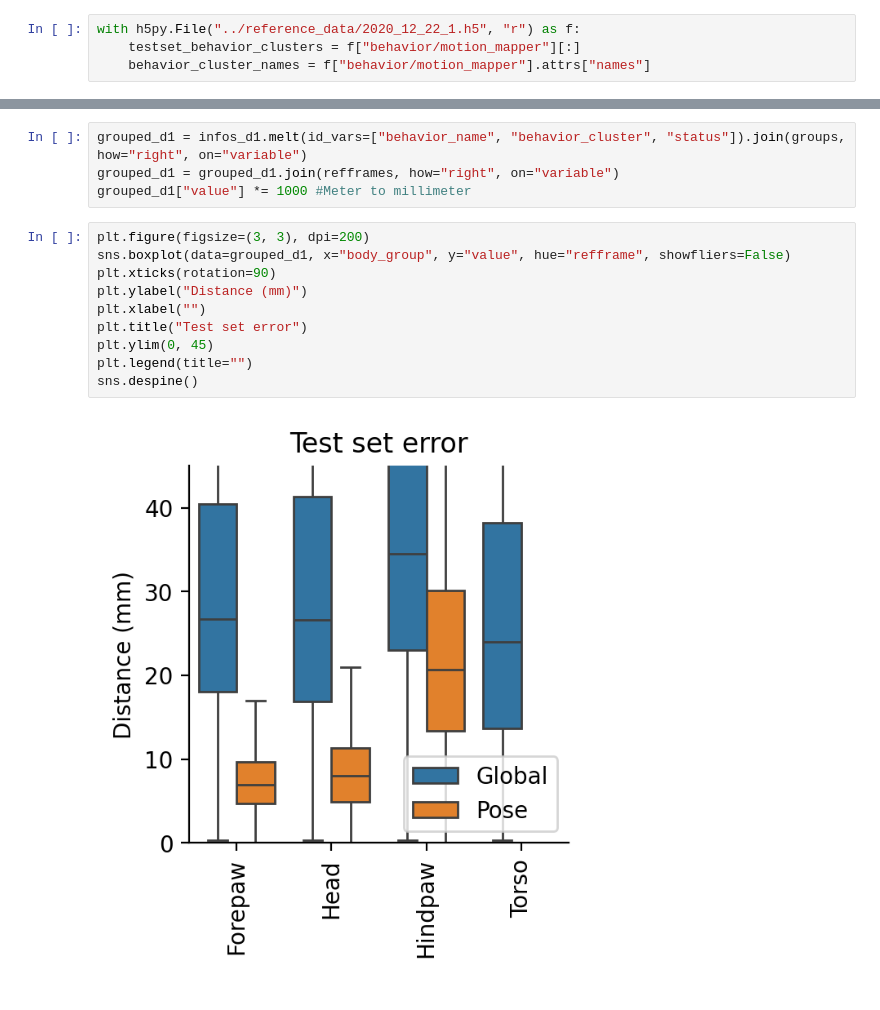
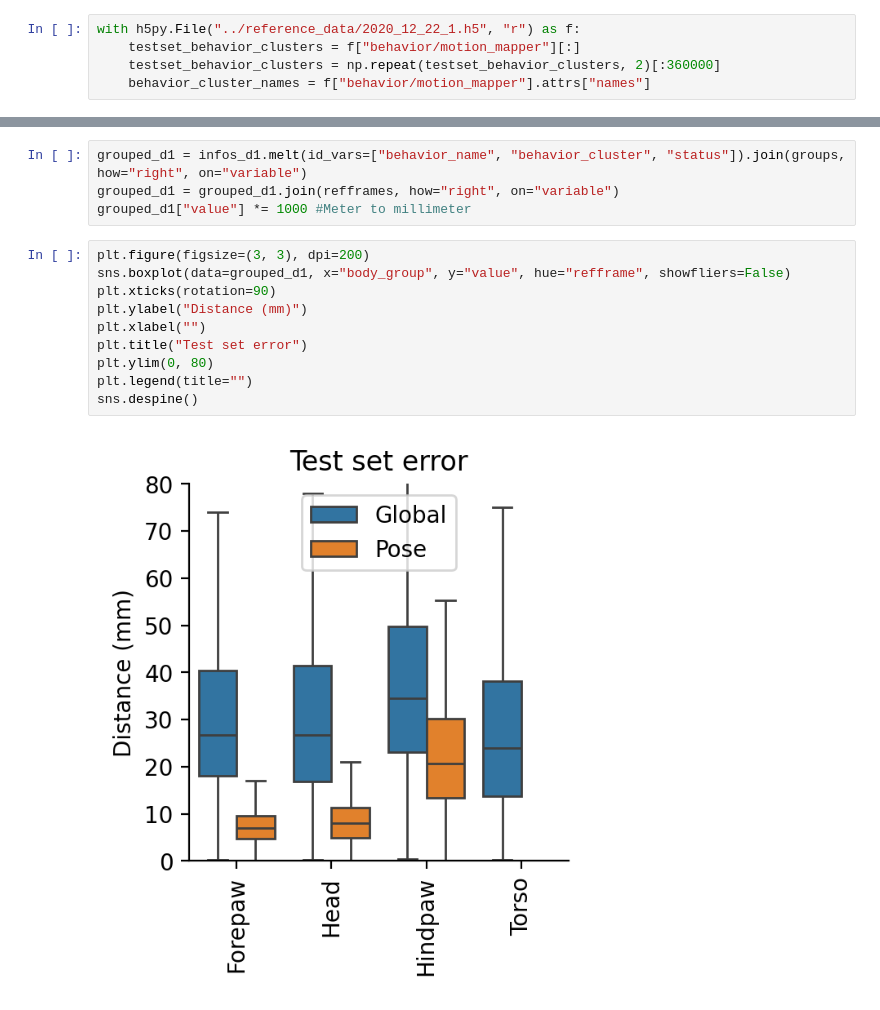
Before and after one commit to emiwar/julia-virtual-rodent, a Jupyter notebook: misc_snippets/Plot eval error.ipynb, the cells around one changed output, grey strips where cells are left out. Cells and saved outputs as stored; diff of their text form.

```diff
--- a/misc_snippets/Plot eval error.ipynb
+++ b/misc_snippets/Plot eval error.ipynb
@@ -104,6 +104,7 @@ sns.despine()
 # %%
 with h5py.File("../reference_data/2020_12_22_1.h5", "r") as f:
     testset_behavior_clusters = f["behavior/motion_mapper"][:]
+    testset_behavior_clusters = np.repeat(testset_behavior_clusters, 2)[:360000]
     behavior_cluster_names = f["behavior/motion_mapper"].attrs["names"]
 # %%
 behaviors = pd.Series(testset_behavior_clusters, name="behavior_cluster").to_frame().join(pd.Series(behavior_cluster_names, name="behavior_name"), on="behavior_cluster")
@@ -122,13 +123,13 @@ grouped_d1["value"] *= 1000 #Meter to millimeter
 # %%
 plt.figure(figsize=(3, 3), dpi=200)
 sns.boxplot(data=grouped_d1, x="body_group", y="value", hue="refframe", showfliers=False)
 plt.xticks(rotation=90)
 plt.ylabel("Distance (mm)")
 plt.xlabel("")
 plt.title("Test set error")
-plt.ylim(0, 45)
+plt.ylim(0, 80)
 plt.legend(title="")
 sns.despine()
 # %% [output]
-[figure, old version]
+[figure, new version]
 # %%
```
Also changed, not shown: parts of 3 cells of this notebook, 3 other files.
